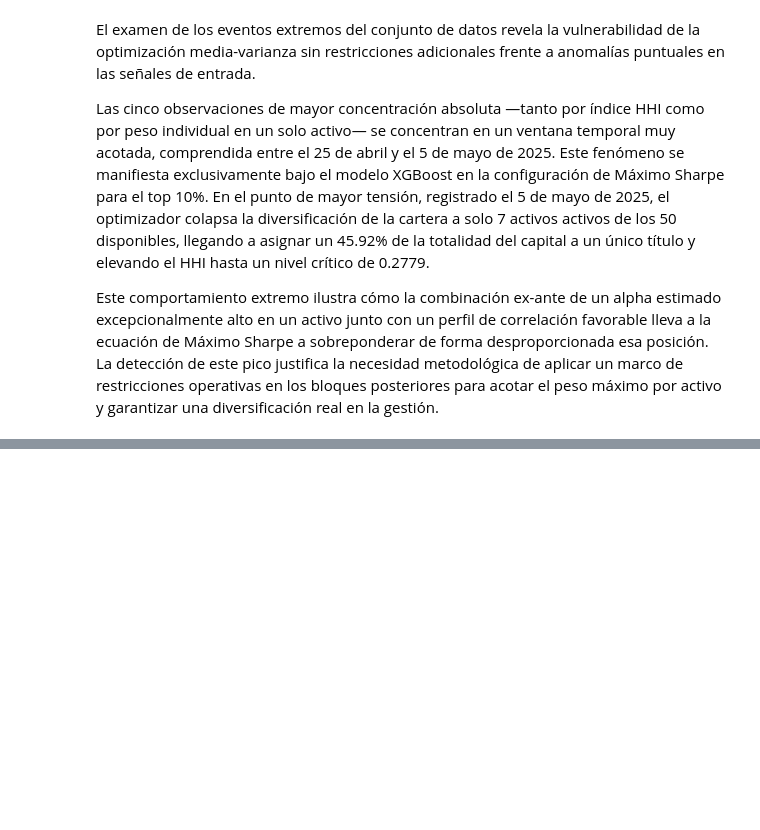
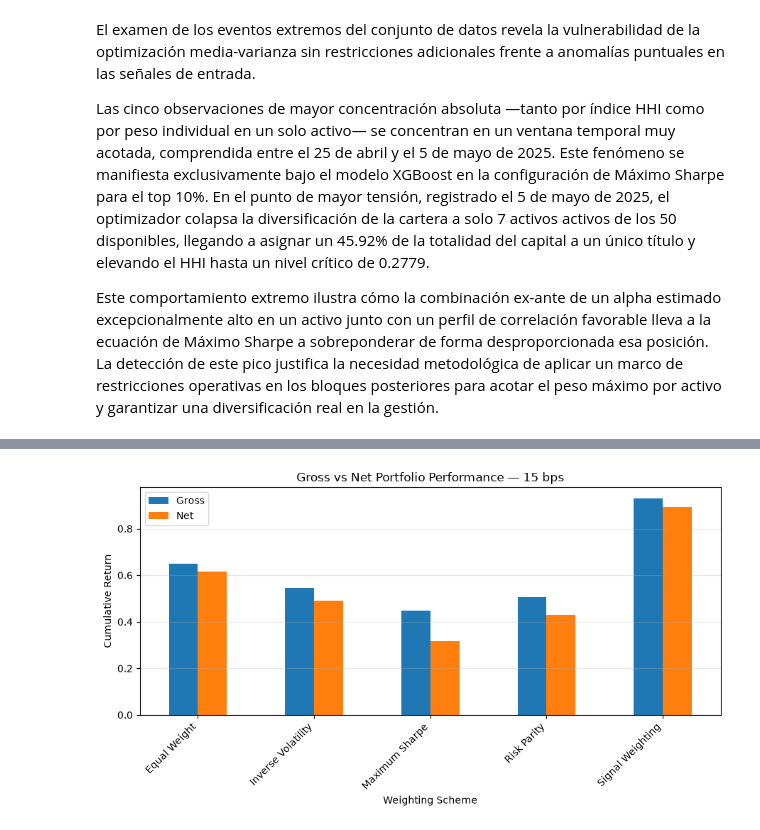
Before and after one commit to PalaciosDaniel/quant-portfolio-project, a Jupyter notebook: notebooks/08_portfolio_construction.ipynb, the cells around one changed output, grey strips where cells are left out. Drawn from its saved outputs; the diff is of its cells as text; code cells hidden in the pictures; blank space fills up the shorter version.

Commit message:
feat: compare performance across portfolio strategies

```diff
--- a/notebooks/08_portfolio_construction.ipynb
+++ b/notebooks/08_portfolio_construction.ipynb
@@ -6460,0 +9098,53 @@ Resumen de las principales características de las carteras construidas y de las
+# %%
+# =============================================================================
+# Gross vs Net Performance by Weighting Scheme
+# =============================================================================
+
+plot_data = (
+    friction_summary
+    .groupby("weighting_scheme")[
+        [
+            "gross_return",
+            "net_return_base",
+        ]
+    ]
+    .mean()
+)
+
+ax = plot_data.plot(
+    kind="bar",
+    figsize=(9, 5),
+)
+
+ax.set_title(
+    "Gross vs Net Portfolio Performance — 15 bps"
+)
+
+ax.set_ylabel(
+    "Cumulative Return"
+)
+
+ax.set_xlabel(
+    "Weighting Scheme"
+)
+
+ax.legend(
+    [
+        "Gross",
+        "Net"
+])
+
+ax.grid(
+    axis="y",
+    alpha=0.3,
+)
+
+plt.xticks(
+    rotation=45,
+    ha="right",
+)
+
+plt.tight_layout()
+plt.show()
+# %% [output]
+[figure, added]
```
Also changed, not shown: parts of 73 cells of this notebook, 3 other files.
